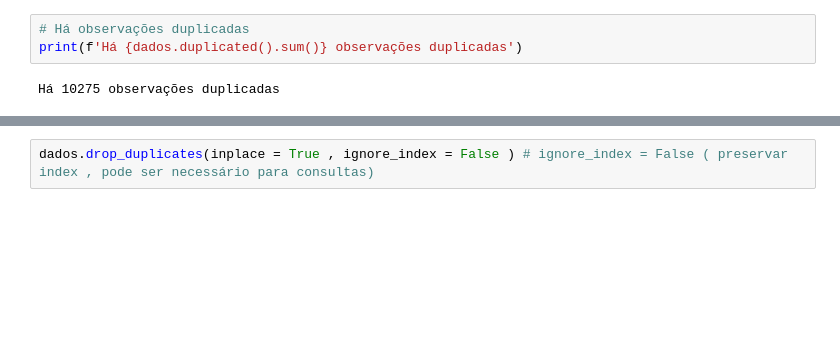
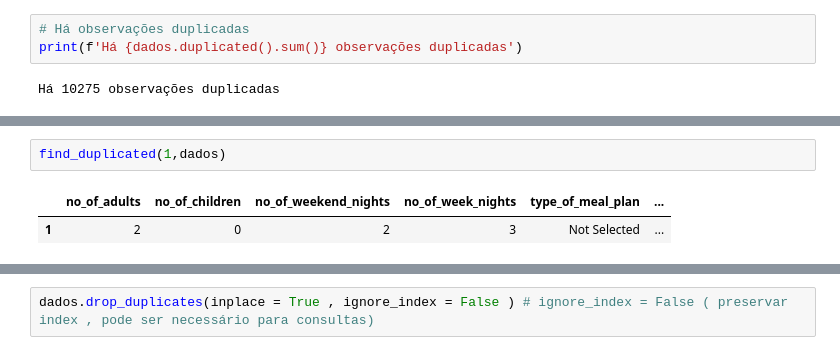
Before and after one commit to Gabrieldpll/Hotel-Reservations, a Jupyter notebook: PROJETO_ML_EDA_.ipynb, the cells around one changed output, grey strips where cells are left out. Drawn from its saved outputs; the diff is of its cells as text; blank space fills up the shorter version.

```diff
--- a/PROJETO_ML_EDA_.ipynb
+++ b/PROJETO_ML_EDA_.ipynb
@@ -144 +149,6 @@ find_duplicated(20,dados)
+# %%
+find_duplicated(1,dados)
+# %% [output]
+|  | no_of_adults | no_of_children | no_of_weekend_nights | no_of_week_nights | type_of_meal_plan | ... |
+| 1 | 2 | 0 | 2 | 3 | Not Selected | ... |
 # %%
```
Also changed, not shown: parts of 58 cells of this notebook.
